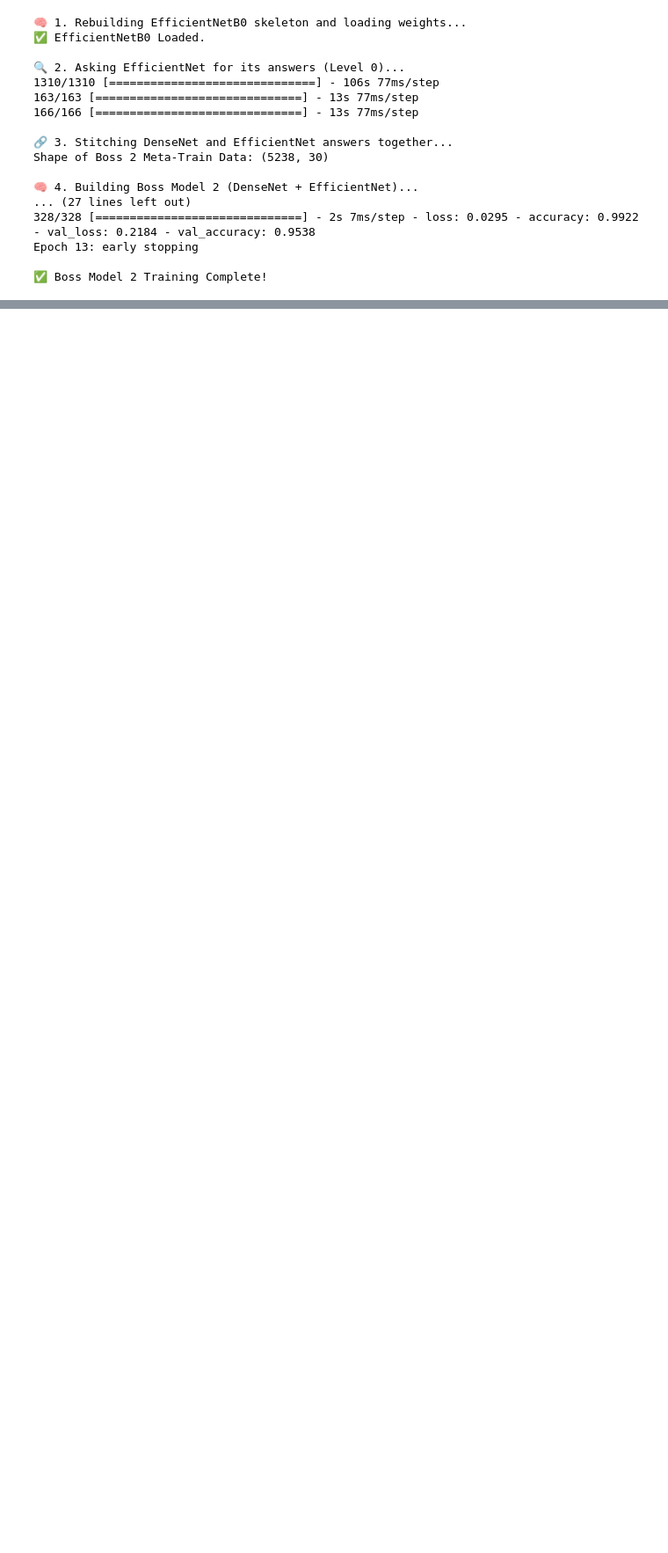
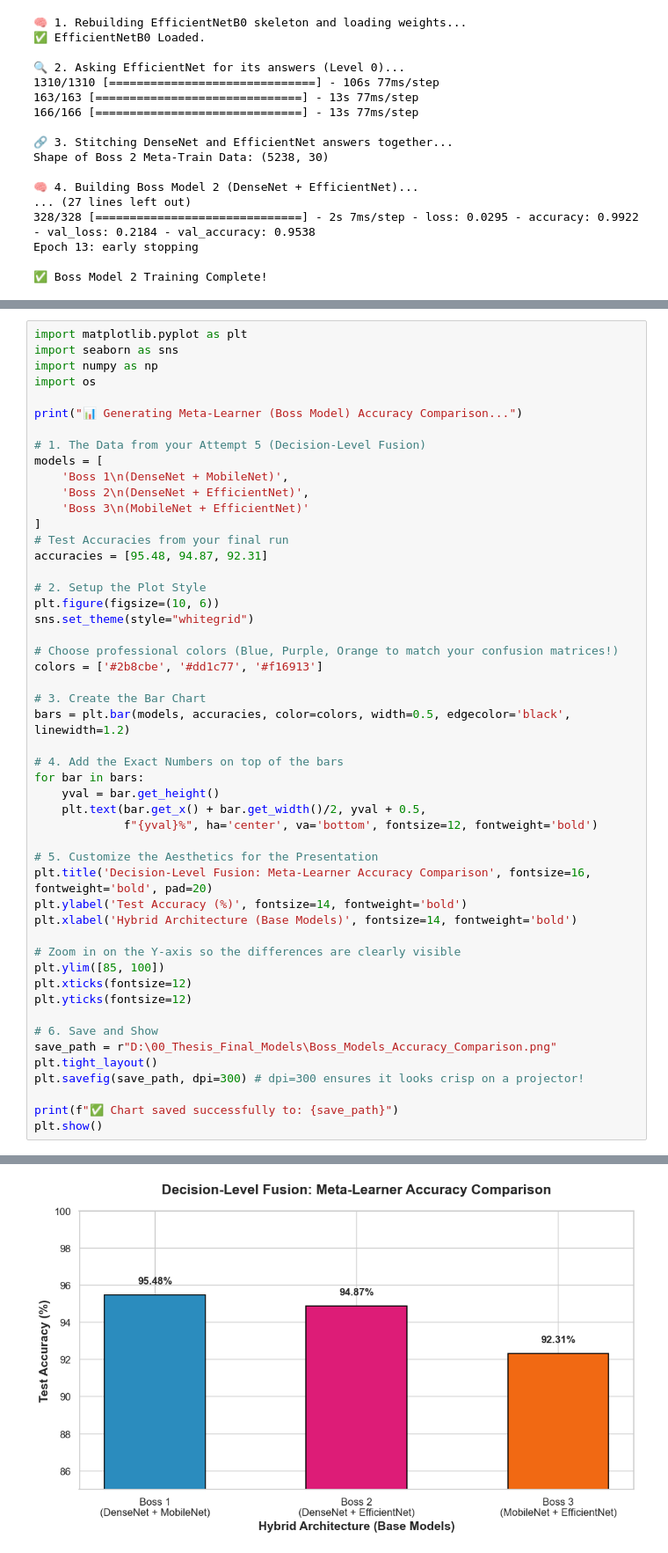
Before and after one commit to shihabpk99/AI-Powered-Crop-Disease-Detection-System, a Jupyter notebook: 5th_atp_hybrid_mas.ipynb, the cells around one changed output, grey strips where cells are left out. Shown at 88% size. Saved outputs shown, nothing was run; the diff lists cells and outputs as text; blank space fills up the shorter version.

Commit message:
Hybrid Boss model comparision

```diff
--- a/5th_atp_hybrid_mas.ipynb
+++ b/5th_atp_hybrid_mas.ipynb
@@ -443,3 +443,54 @@ Epoch 3/50
 
 ✅ Confusion Matrix saved to D:\00_Thesis_Final_Models\MetaLearner_Boss3_Confusion_Matrix.png
 [figure]
+# %%
+import matplotlib.pyplot as plt
+import seaborn as sns
+import numpy as np
+import os
+
+print("📊 Generating Meta-Learner (Boss Model) Accuracy Comparison...")
+
+# 1. The Data from your Attempt 5 (Decision-Level Fusion)
+models = [
+    'Boss 1\n(DenseNet + MobileNet)',
+    'Boss 2\n(DenseNet + EfficientNet)',
+    'Boss 3\n(MobileNet + EfficientNet)'
+]
+# Test Accuracies from your final run
+accuracies = [95.48, 94.87, 92.31]
+
+# 2. Setup the Plot Style
+plt.figure(figsize=(10, 6))
+sns.set_theme(style="whitegrid")
+
+# Choose professional colors (Blue, Purple, Orange to match your confusion matrices!)
+colors = ['#2b8cbe', '#dd1c77', '#f16913']
+
+# 3. Create the Bar Chart
+bars = plt.bar(models, accuracies, color=colors, width=0.5, edgecolor='black', linewidth=1.2)
+
+# 4. Add the Exact Numbers on top of the bars
+for bar in bars:
+    yval = bar.get_height()
+    plt.text(bar.get_x() + bar.get_width()/2, yval + 0.5,
+             f"{yval}%", ha='center', va='bottom', fontsize=12, fontweight='bold')
+
+# 5. Customize the Aesthetics for the Presentation
+plt.title('Decision-Level Fusion: Meta-Learner Accuracy Comparison', fontsize=16, fontweight='bold', pad=20)
+plt.ylabel('Test Accuracy (%)', fontsize=14, fontweight='bold')
+plt.xlabel('Hybrid Architecture (Base Models)', fontsize=14, fontweight='bold')
+
+# Zoom in on the Y-axis so the differences are clearly visible
+plt.ylim([85, 100])
+plt.xticks(fontsize=12)
+plt.yticks(fontsize=12)
+
+# 6. Save and Show
+save_path = r"D:\00_Thesis_Final_Models\Boss_Models_Accuracy_Comparison.png"
+plt.tight_layout()
+plt.savefig(save_path, dpi=300) # dpi=300 ensures it looks crisp on a projector!
+
+print(f"✅ Chart saved successfully to: {save_path}")
+plt.show()
+# %% [output]
@@ -445,0 +499 @@ Epoch 3/50
+[figure, added]
```
Also changed, not shown: parts of 2 cells of this notebook.
